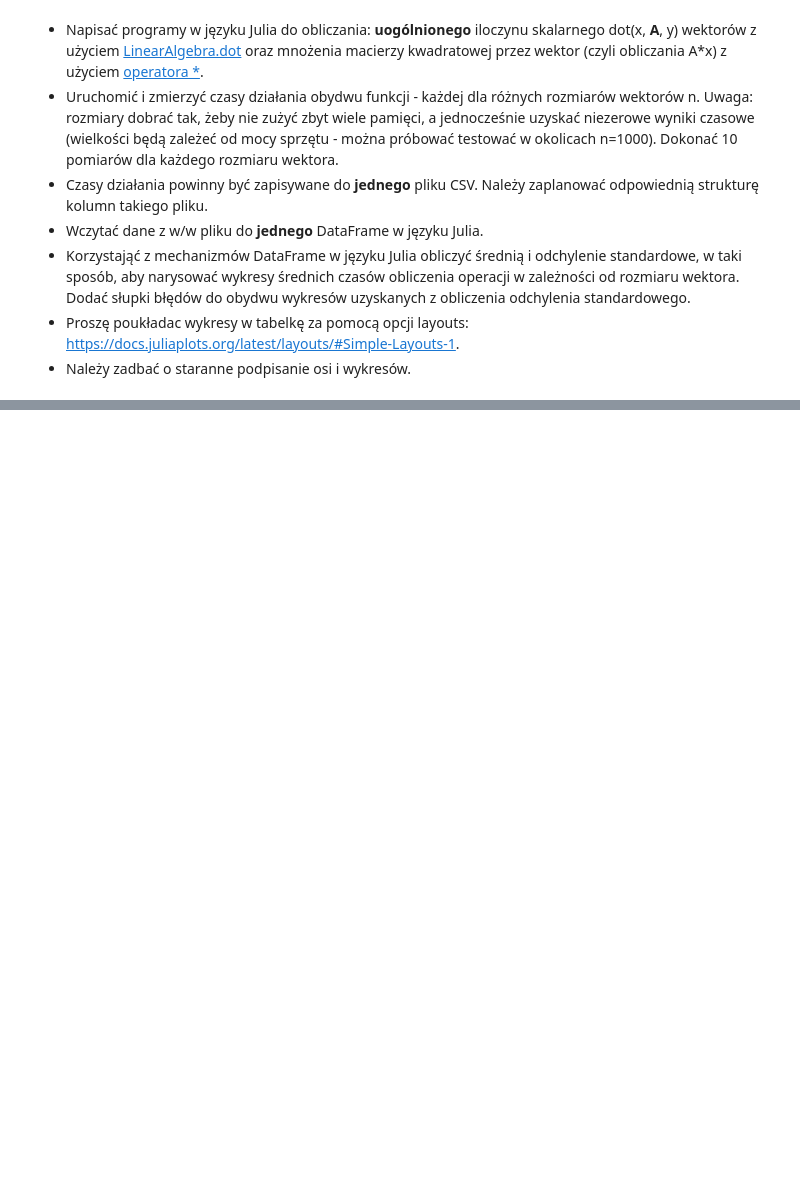
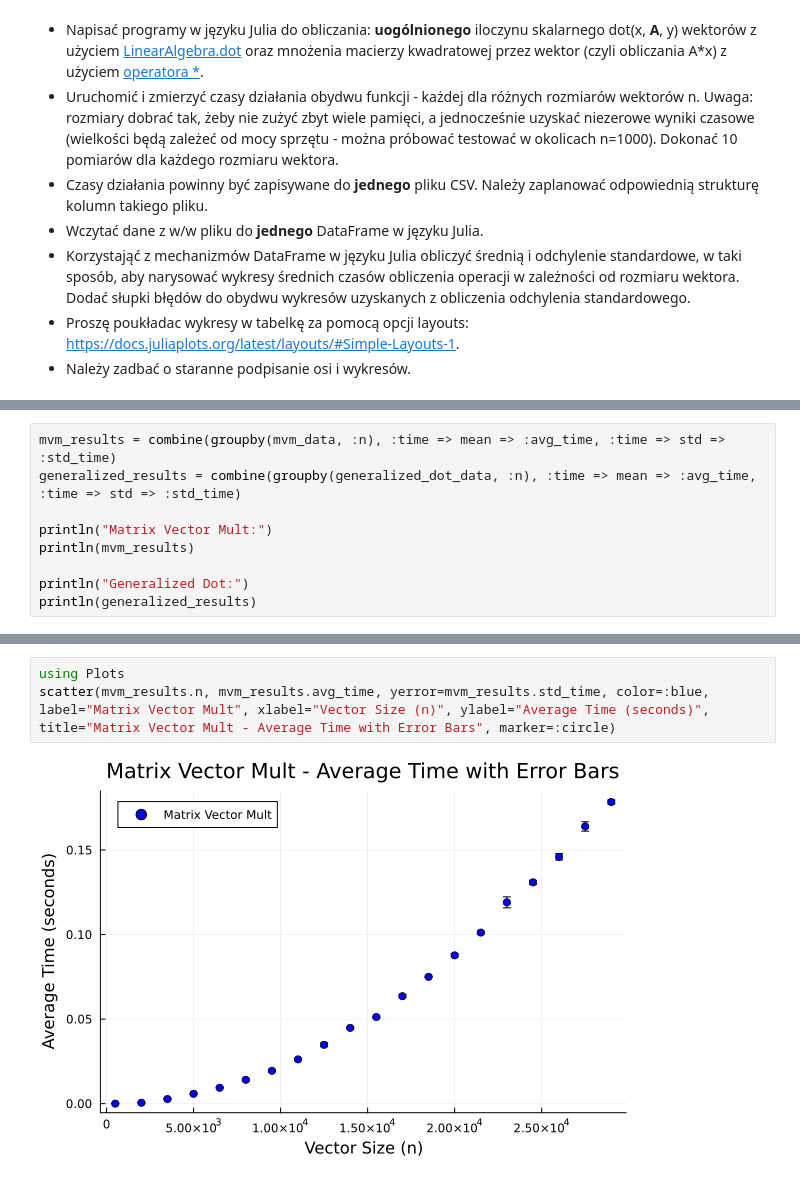
Before and after one commit to bialywaldemar/MOwNiT, a Jupyter notebook: lab1/1.Mownit_Lab_DataFrames_lab1.ipynb, the cells around one changed output, grey strips where cells are left out. Cells and saved outputs as stored; diff of their text form; blank space fills up the shorter version.

```diff
--- a/lab1/1.Mownit_Lab_DataFrames_lab1.ipynb
+++ b/lab1/1.Mownit_Lab_DataFrames_lab1.ipynb
@@ -503,0 +509,9 @@ Matrix Vector Mult - Standard deviation: 0.0574794511752422
+# %%
+mvm_results = combine(groupby(mvm_data, :n), :time => mean => :avg_time, :time => std => :std_time)
+generalized_results = combine(groupby(generalized_dot_data, :n), :time => mean => :avg_time, :time => std => :std_time)
+
+println("Matrix Vector Mult:")
+println(mvm_results)
+
+println("Generalized Dot:")
+println(generalized_results)
@@ -504 +536,6 @@ Matrix Vector Mult - Standard deviation: 0.0574794511752422
+# %%
+using Plots
+scatter(mvm_results.n, mvm_results.avg_time, yerror=mvm_results.std_time, color=:blue, label="Matrix Vector Mult", xlabel="Vector Size (n)", ylabel="Average Time (seconds)", title="Matrix Vector Mult - Average Time with Error Bars", marker=:circle)
+# %% [output]
+[figure, added]
 # %%
```
Also changed, not shown: parts of 8 cells of this notebook.
